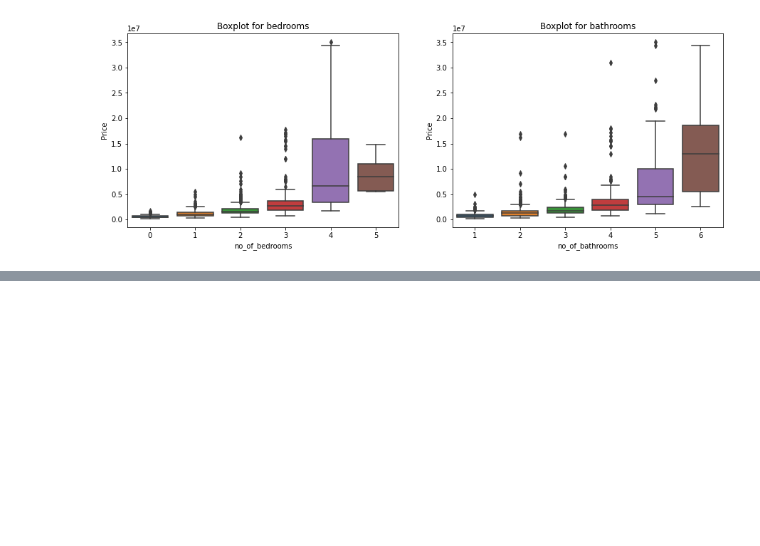
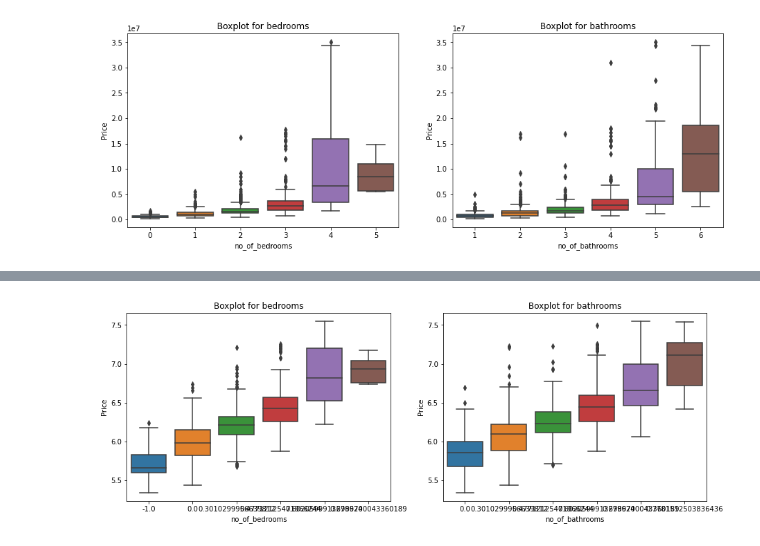
Before and after one commit to git-GB/Dubai-real-estate, a Jupyter notebook: Dubai_apartments.ipynb, the cells around one changed output, grey strips where cells are left out. Cells and saved outputs as stored; diff of their text form; code cells hidden in the pictures; blank space fills up the shorter version.

```diff
--- a/Dubai_apartments.ipynb
+++ b/Dubai_apartments.ipynb
@@ -244,3 +263,8 @@ plt.ylabel(ylabel = 'Price')
 plt.show()
 # %% [output]
 [figure]
+# %%
+for index, value in data.iterrows():
+      if data.loc[index, 'no_of_bedrooms'] == 0:
+        data.loc[index, 'no_of_bedrooms'] = 0.1
+data['no_of_bedrooms']
@@ -246,0 +284,36 @@ plt.show()
+# %%
+
+data['log_no_of_bedrooms'] = np.log10(data['no_of_bedrooms'])
+data['log_no_of_bathrooms'] = np.log10(data['no_of_bathrooms'])
+# %%
+plt.subplots(figsize =(15,5))
+plt.subplot(1,2,1)
+# developing a boxplot
+sns.boxplot(x    = 'log_no_of_bedrooms',
+            y    = 'log_price',
+            data = data)
+
+
+# titles and axis labels
+plt.title(label   = 'Boxplot for bedrooms')
+plt.xlabel(xlabel = 'no_of_bedrooms')
+plt.ylabel(ylabel = 'Price')
+
+
+plt.subplot(1,2,2)
+# developing a boxplot
+sns.boxplot(x    = 'log_no_of_bathrooms',
+            y    = 'log_price',
+            data = data)
+
+
+# titles and axis labels
+plt.title(label   = 'Boxplot for bathrooms')
+plt.xlabel(xlabel = 'no_of_bathrooms')
+plt.ylabel(ylabel = 'Price')
+
+
+# displaying the plot
+plt.show()
+# %% [output]
+[figure, added]
```
Also changed, not shown: parts of 3 cells of this notebook.
